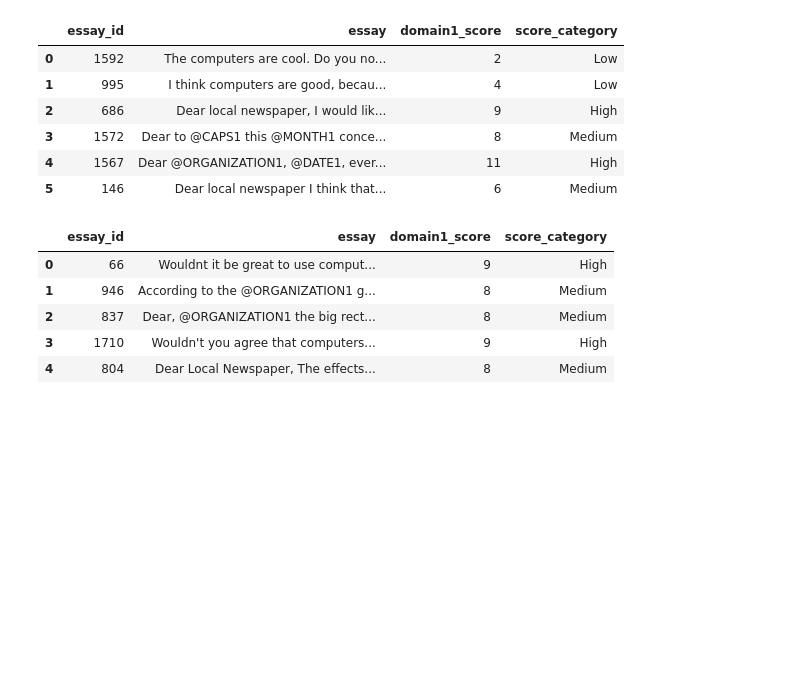
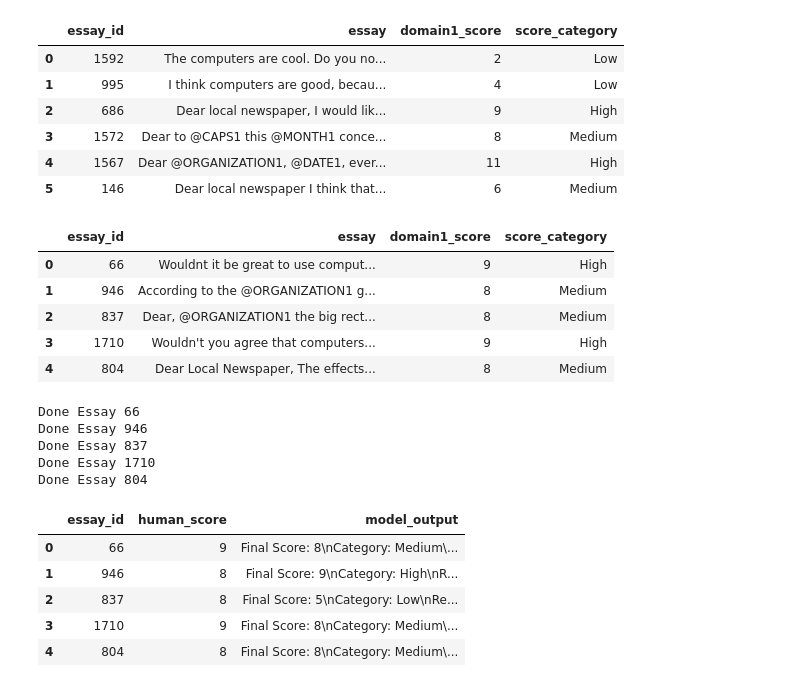
Before and after one commit to MalakSalehh/Thesis-datasets, a Jupyter notebook: FINAL.ipynb, the cells around one changed output. Drawn from its saved outputs; the diff is of its cells as text; code cells hidden in the pictures; blank space fills up the shorter version.

```diff
--- a/FINAL.ipynb
+++ b/FINAL.ipynb
@@ -101,0 +175,35 @@ demo
+# %%
+results = []
+
+for i, row in demo.iterrows():
+    essay_id = row["essay_id"]
+    essay_text = row["essay"]
+    human_score = row["domain1_score"]
+
+    prompt = build_baseline_prompt(essay_text)
+    output = get_response(prompt)
+
+    results.append({
+        "essay_id": essay_id,
+        "human_score": human_score,
+        "model_output": output
+    })
+
+    print(f"Done Essay {essay_id}")
+    time.sleep(1)  # avoid rate limits
+# %% [output]
+Done Essay 66
+Done Essay 946
+Done Essay 837
+Done Essay 1710
+Done Essay 804
+# %%
+results_df = pd.DataFrame(results)
+results_df
+# %% [output]
+|  | essay_id | human_score | model_output |
+| 0 | 66 | 9 | Final Score: 8\nCategory: Medium\... |
+| 1 | 946 | 8 | Final Score: 9\nCategory: High\nR... |
+| 2 | 837 | 8 | Final Score: 5\nCategory: Low\nRe... |
+| 3 | 1710 | 9 | Final Score: 8\nCategory: Medium\... |
+| 4 | 804 | 8 | Final Score: 8\nCategory: Medium\... |
```
Also changed, not shown: parts of 8 cells of this notebook.
